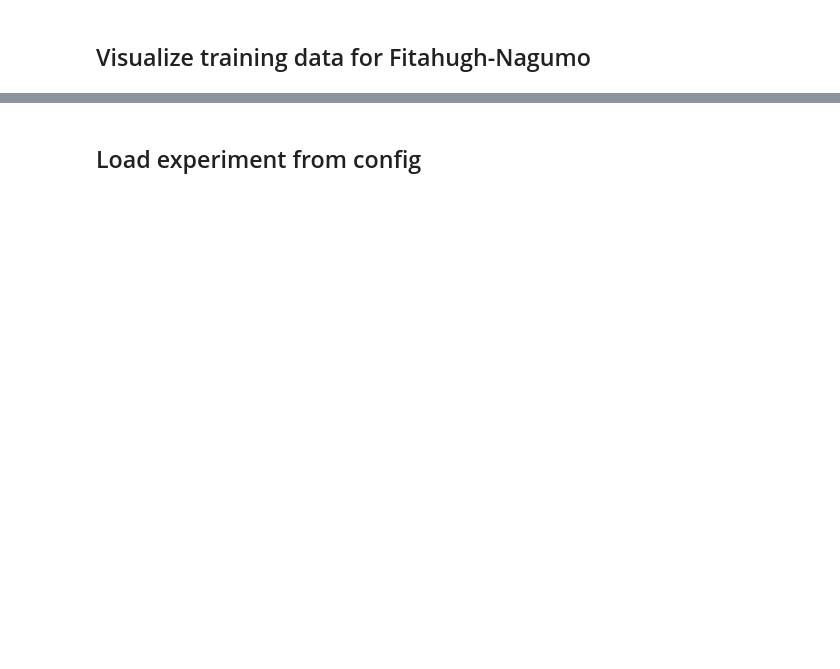
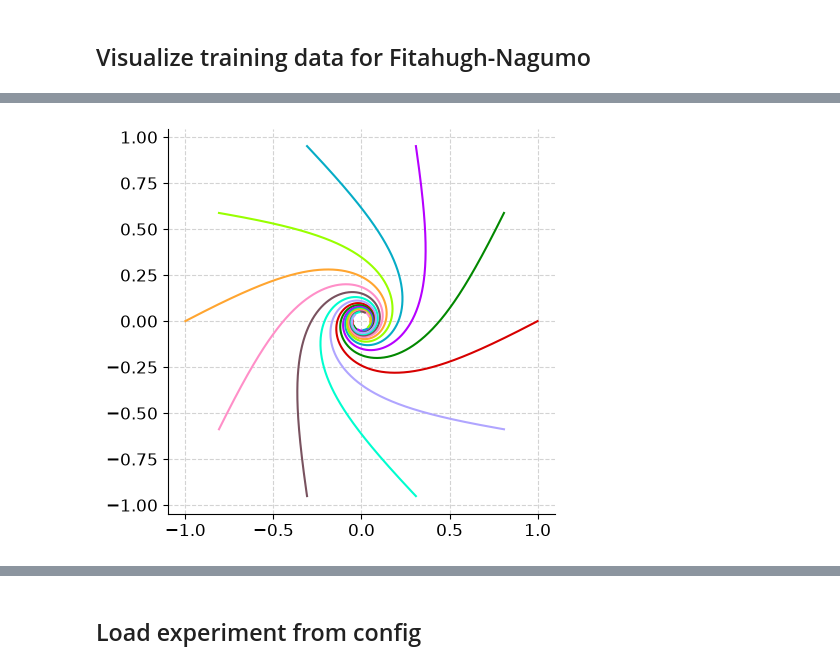
Before and after one commit to Jhko725/deep_isochron, a Jupyter notebook: prototype.ipynb, the cells around one changed output, grey strips where cells are left out. Saved outputs shown, nothing was run; the diff lists cells and outputs as text; code cells hidden in the pictures; blank space fills up the shorter version.

```diff
--- a/prototype.ipynb
+++ b/prototype.ipynb
@@ -48,3 +48,17 @@ fig = plot_source_trajectories(source)
+# %%
+from deep_isochron.systems import WinfreeNormalForm
+
+
+ode = WinfreeNormalForm()
+thetas = jnp.linspace(0, 2 * jnp.pi, 10, endpoint=False)
+
+isos = eqx.filter_vmap(lambda a: ode.isochron(a, jnp.linspace(0.05, 1.0, 1000)))(thetas)
+
+fig, ax = plt.subplots(1, 1, figsize=(5, 5))
+for iso in isos:
+    ax.plot(*iso.T)
+# %% [output]
+[figure, added]
 # %%
 # the training loader: whole batches per element, one vectorized gather each (C9);
 # finite — every window once per epoch; num_steps sizes the run
```
Also changed, not shown: parts of 16 cells of this notebook, 3 other files.
